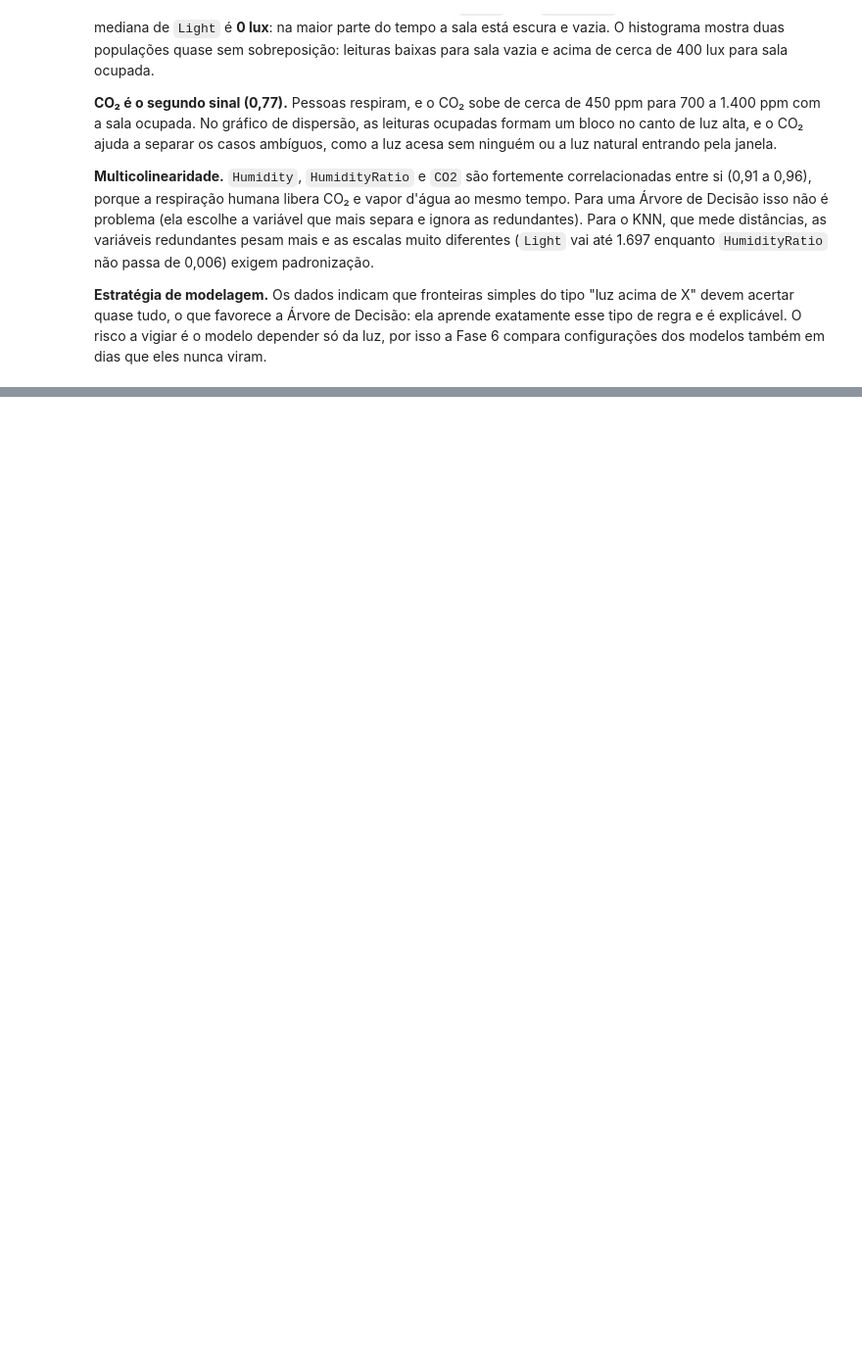
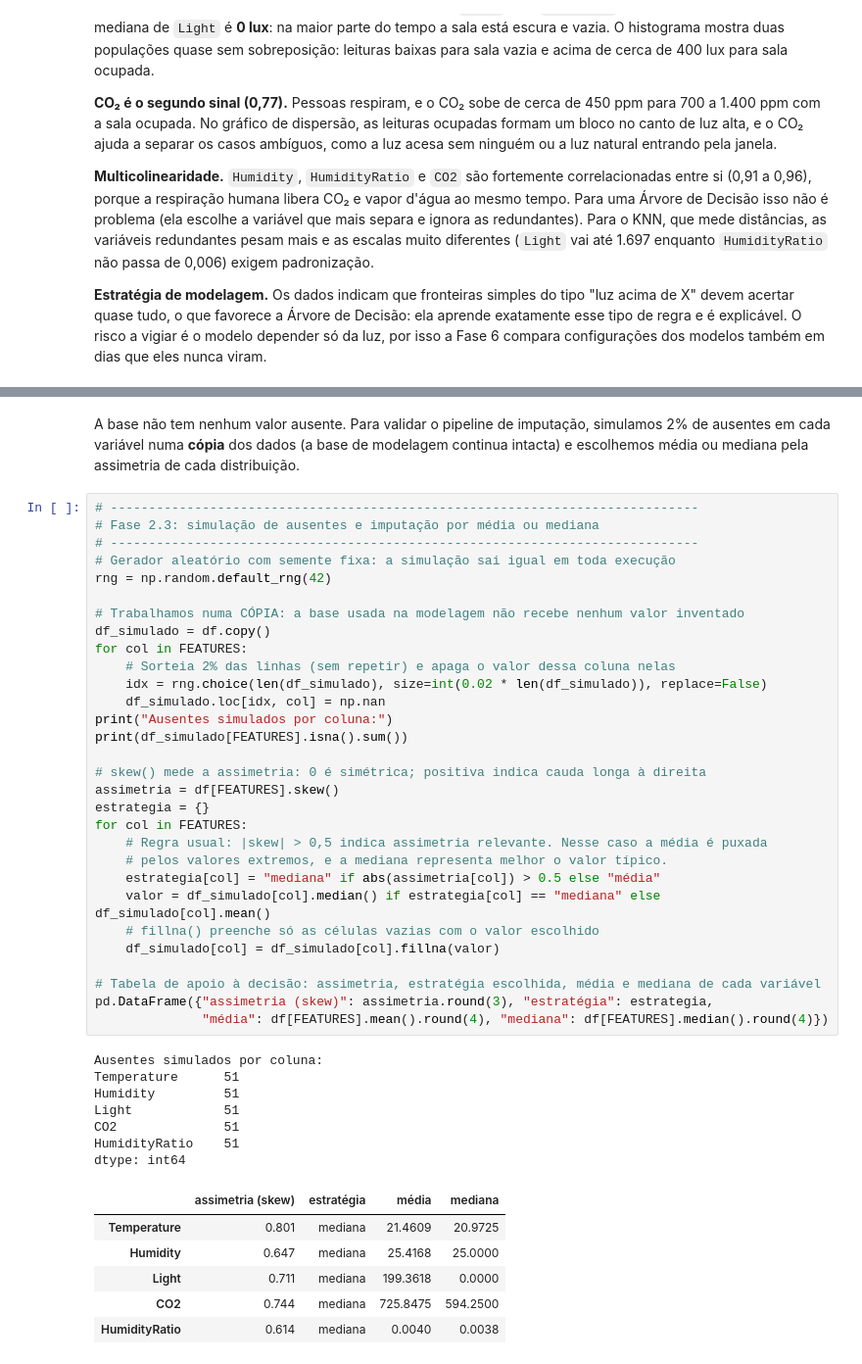
Before and after one commit to andersondiroza-dev/ocupacao-ia-pipeline, a Jupyter notebook: pipeline_ocupacao.ipynb, the cells around one changed output, grey strips where cells are left out. Shown at 98% size. Drawn from its saved outputs; the diff is of its cells as text; blank space fills up the shorter version.

```diff
--- a/pipeline_ocupacao.ipynb
+++ b/pipeline_ocupacao.ipynb
@@ -282,0 +325,46 @@ plt.show()
+# %% [markdown]
+A base não tem nenhum valor ausente. Para validar o pipeline de imputação, simulamos 2% de ausentes em cada variável numa **cópia** dos dados (a base de modelagem continua intacta) e escolhemos média ou mediana pela assimetria de cada distribuição.
+# %%
+# -----------------------------------------------------------------------------
+# Fase 2.3: simulação de ausentes e imputação por média ou mediana
+# -----------------------------------------------------------------------------
+# Gerador aleatório com semente fixa: a simulação sai igual em toda execução
+rng = np.random.default_rng(42)
+
+# Trabalhamos numa CÓPIA: a base usada na modelagem não recebe nenhum valor inventado
+df_simulado = df.copy()
+for col in FEATURES:
+    # Sorteia 2% das linhas (sem repetir) e apaga o valor dessa coluna nelas
+    idx = rng.choice(len(df_simulado), size=int(0.02 * len(df_simulado)), replace=False)
+    df_simulado.loc[idx, col] = np.nan
+print("Ausentes simulados por coluna:")
+print(df_simulado[FEATURES].isna().sum())
+
+# skew() mede a assimetria: 0 é simétrica; positiva indica cauda longa à direita
+assimetria = df[FEATURES].skew()
+estrategia = {}
+for col in FEATURES:
+    # Regra usual: |skew| > 0,5 indica assimetria relevante. Nesse caso a média é puxada
+    # pelos valores extremos, e a mediana representa melhor o valor típico.
+    estrategia[col] = "mediana" if abs(assimetria[col]) > 0.5 else "média"
+    valor = df_simulado[col].median() if estrategia[col] == "mediana" else df_simulado[col].mean()
+    # fillna() preenche só as células vazias com o valor escolhido
+    df_simulado[col] = df_simulado[col].fillna(valor)
+
+# Tabela de apoio à decisão: assimetria, estratégia escolhida, média e mediana de cada variável
+pd.DataFrame({"assimetria (skew)": assimetria.round(3), "estratégia": estrategia,
+              "média": df[FEATURES].mean().round(4), "mediana": df[FEATURES].median().round(4)})
+# %% [output]
+Ausentes simulados por coluna:
+Temperature      51
+Humidity         51
+Light            51
+CO2              51
+HumidityRatio    51
+dtype: int64
+|  | assimetria (skew) | estratégia | média | mediana |
+| Temperature | 0.801 | mediana | 21.4609 | 20.9725 |
+| Humidity | 0.647 | mediana | 25.4168 | 25.0000 |
+| Light | 0.711 | mediana | 199.3618 | 0.0000 |
+| CO2 | 0.744 | mediana | 725.8475 | 594.2500 |
+| HumidityRatio | 0.614 | mediana | 0.0040 | 0.0038 |
```
Also changed, not shown: parts of 11 cells of this notebook.
